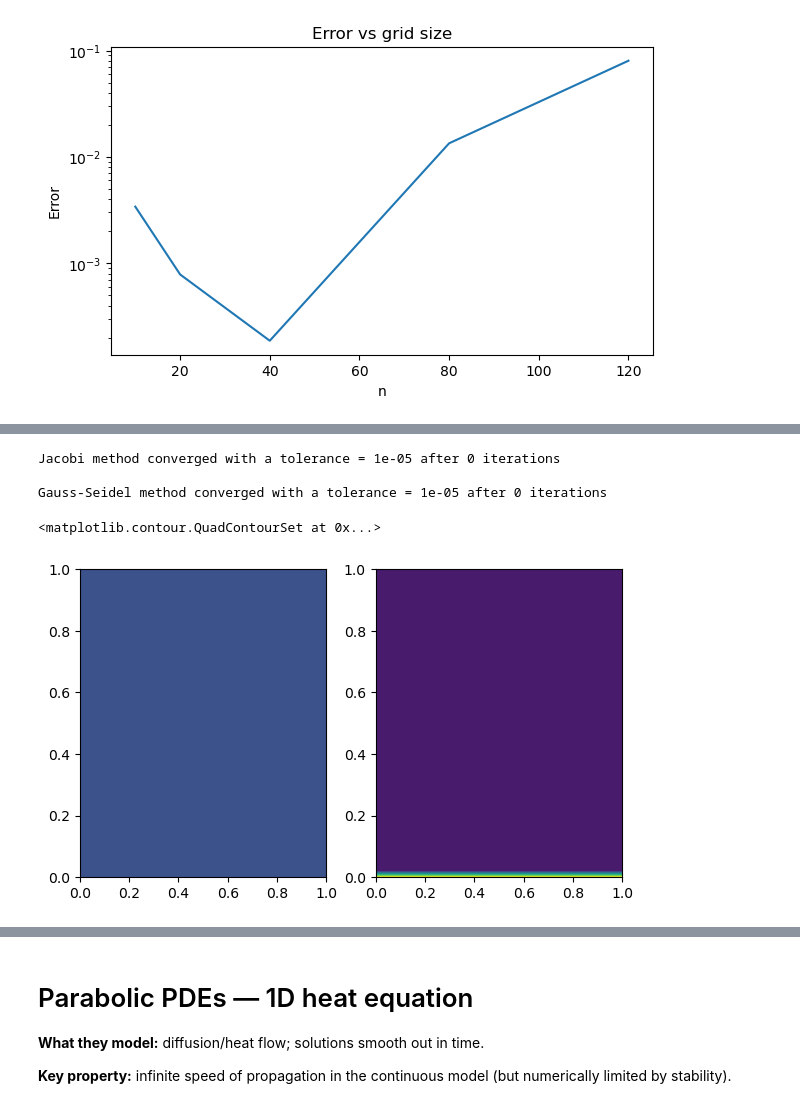
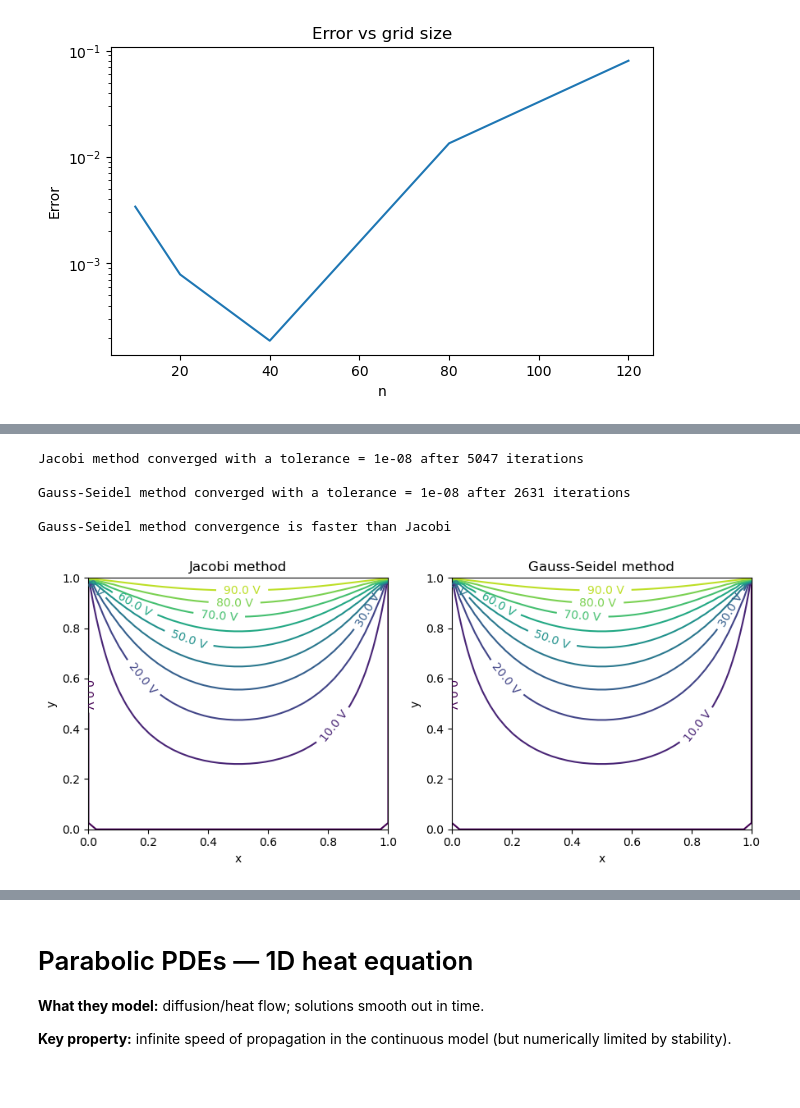
Before and after one commit to AlejandroRG03/computacion_master, a Jupyter notebook: USC-FCA-main/PDEs_notebook.ipynb, the cells around one changed output, grey strips where cells are left out. Cells and saved outputs as stored; diff of their text form; code cells hidden in the pictures; blank space fills up the shorter version.

```diff
--- a/USC-FCA-main/PDEs_notebook.ipynb
+++ b/USC-FCA-main/PDEs_notebook.ipynb
@@ -379,7 +379,7 @@ def jacobi_step(V, bc_mask, bc_vals):
     "Compute a single Jacobi step"
     Vn = V.copy()
     Vn[1:-1,1:-1] = 0.25*(V[1:-1,2:]+V[1:-1,:-2]+V[2:,1:-1]+V[:-2,1:-1])
-    V[bc_mask] = bc_vals[bc_mask]
+    Vn[bc_mask] = bc_vals[bc_mask]
     return Vn
 
 
@@ -409,57 +409,88 @@ def gauss_seidel_step_rb(V, bc_mask, bc_vals):
     return V
 
 n = 40
+
+# Define boundary conditions
+
 bc_mask = np.zeros([n,n], dtype=bool)
+bc_mask[-1,:] = True
 bc_mask[0,:] = True
+bc_mask[:,-1] = True
+bc_mask[:, 0] = True
+
 bc_vals = np.zeros([n,n])
-bc_vals[bc_mask] = 100
-tol = 1e-5
+bc_vals[-1,:] = 100
+
+tol = 1e-8
 
 V0_jacobi = np.zeros([n,n]) # Create an n x n grid
-
-
 V_jacobi = jacobi_step(V0_jacobi, bc_mask, bc_vals)
 
 jacobi_iterations = 0
 max_jacobi_diff = np.max(np.abs(V_jacobi-V0_jacobi))
-while max_jacobi_diff < tol: #
+
+while max_jacobi_diff > tol: # Jacobi method
 
     V0_jacobi = V_jacobi
     V_jacobi = jacobi_step(V0_jacobi, bc_mask, bc_vals)
     max_jacobi_diff = np.max(np.abs(V_jacobi-V0_jacobi))
     jacobi_iterations += 1
+    if jacobi_iterations == 1e5:
+        print('Warning: max iterations reached')
+        break
 
 V0_gs = np.zeros([n,n])
-V_gs = gauss_seidel_step_rb(V0_gs, bc_mask, bc_vals)
+V_gs = gauss_seidel_step_rb(V0_gs.copy(), bc_mask, bc_vals)
 
 
 gauss_seidel_interations = 0
 max_gs_diff = np.max(np.abs(V_gs - V0_gs))
-while max_gs_diff > tol:
+
+while max_gs_diff > tol: # Gauss-Seidel method
     V0_gs = V_gs.copy()
     V_gs = gauss_seidel_step_rb(V_gs, bc_mask, bc_vals)
     max_gs_diff = np.max(np.abs(V_gs - V0_gs))
     gauss_seidel_interations += 1
+    if gauss_seidel_interations == 1e5:
+        print('Warning: max iterations reached')
+        break
 
 print(f'Jacobi method converged with a tolerance = {tol:.2g} after {jacobi_iterations} iterations')
 print()
 print(f'Gauss-Seidel method converged with a tolerance = {tol:.2g} after {gauss_seidel_interations} iterations')
+print()
+if gauss_seidel_interations > jacobi_iterations:
+    print('Jacobi method convergence is faster than Gauss-Seidel')
+else:
+    print('Gauss-Seidel method convergence is faster than Jacobi')
 
-fig = plt.figure()
+# ====== Plots ====== #
+
+fig = plt.figure(figsize=(9,4))
 
 ax1 = fig.add_subplot(1,2,1); ax2 = fig.add_subplot(1,2,2)
 
-x = y = np.linspace(0,1,n)
+x = y = np.linspace(0,1,n) # L = 1 box
 X, Y = np.meshgrid(x,y)
 
-ax1.contourf(X,Y,V_jacobi)
-ax2.contourf(X,Y,V_gs)
+ax1.set_title('Jacobi method')
+ax2.set_title('Gauss-Seidel method')
+
+plt.clabel(ax1.contour(X,Y,V_jacobi, levels=10), fmt = '%.1f V')
+plt.clabel(ax2.contour(X,Y,V_gs, levels=10), fmt = '%.1f V')
+
+ax1.set_xlabel('x'); ax2.set_xlabel('x')
+ax1.set_ylabel('y'); ax2.set_ylabel('y')
+
+fig.tight_layout()
+plt.show()
 # %% [output]
-Jacobi method converged with a tolerance = 1e-05 after 0 iterations
+Jacobi method converged with a tolerance = 1e-08 after 5047 iterations
 
-Gauss-Seidel method converged with a tolerance = 1e-05 after 0 iterations
+Gauss-Seidel method converged with a tolerance = 1e-08 after 2631 iterations
+
+Gauss-Seidel method convergence is faster than Jacobi
-<matplotlib.contour.QuadContourSet at 0x...>
-[figure, old version]
+[figure, new version]
 # %% [markdown]
 **Exercise 2.** Same square, but two thin conducting wires inside are held at +100 V and -100 V. Borders grounded. Use 40×40 mesh. Plot potentials.
 
```
Also changed, not shown: parts of 2 cells of this notebook.
